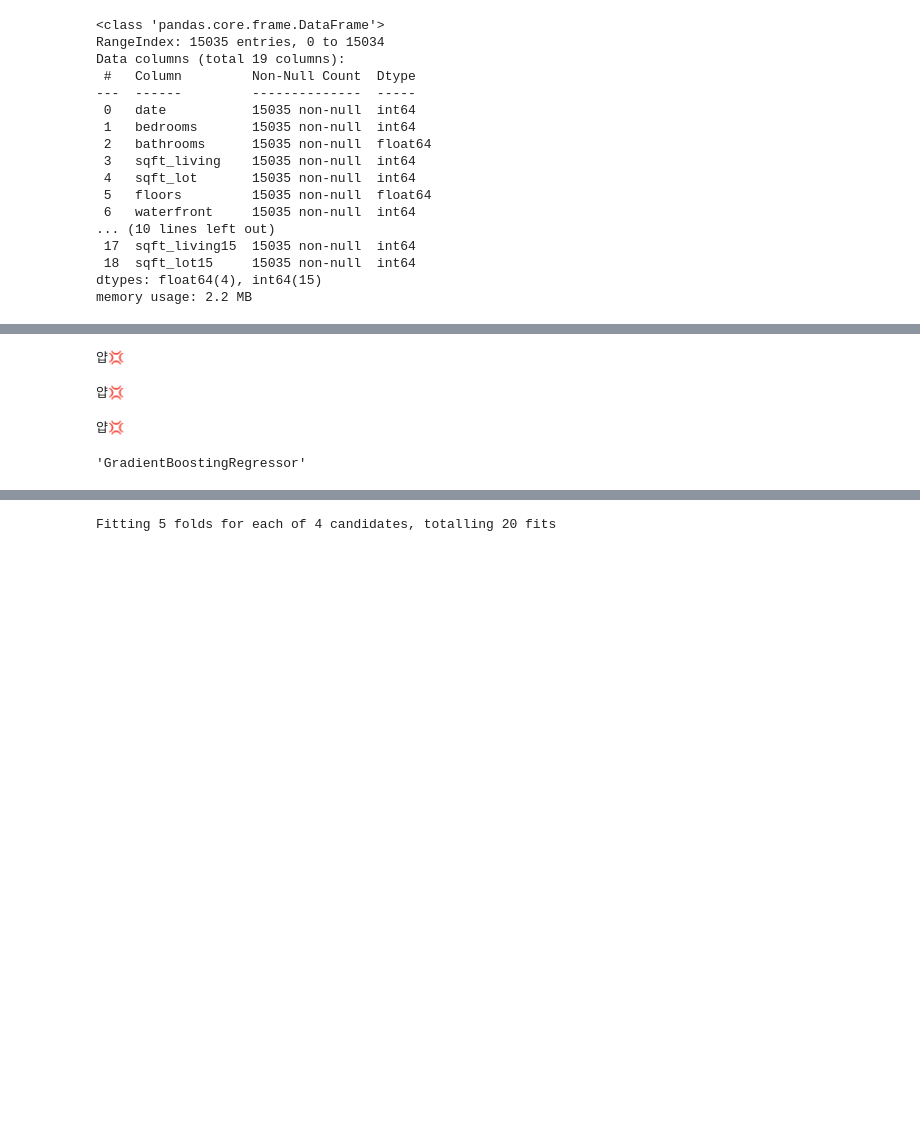
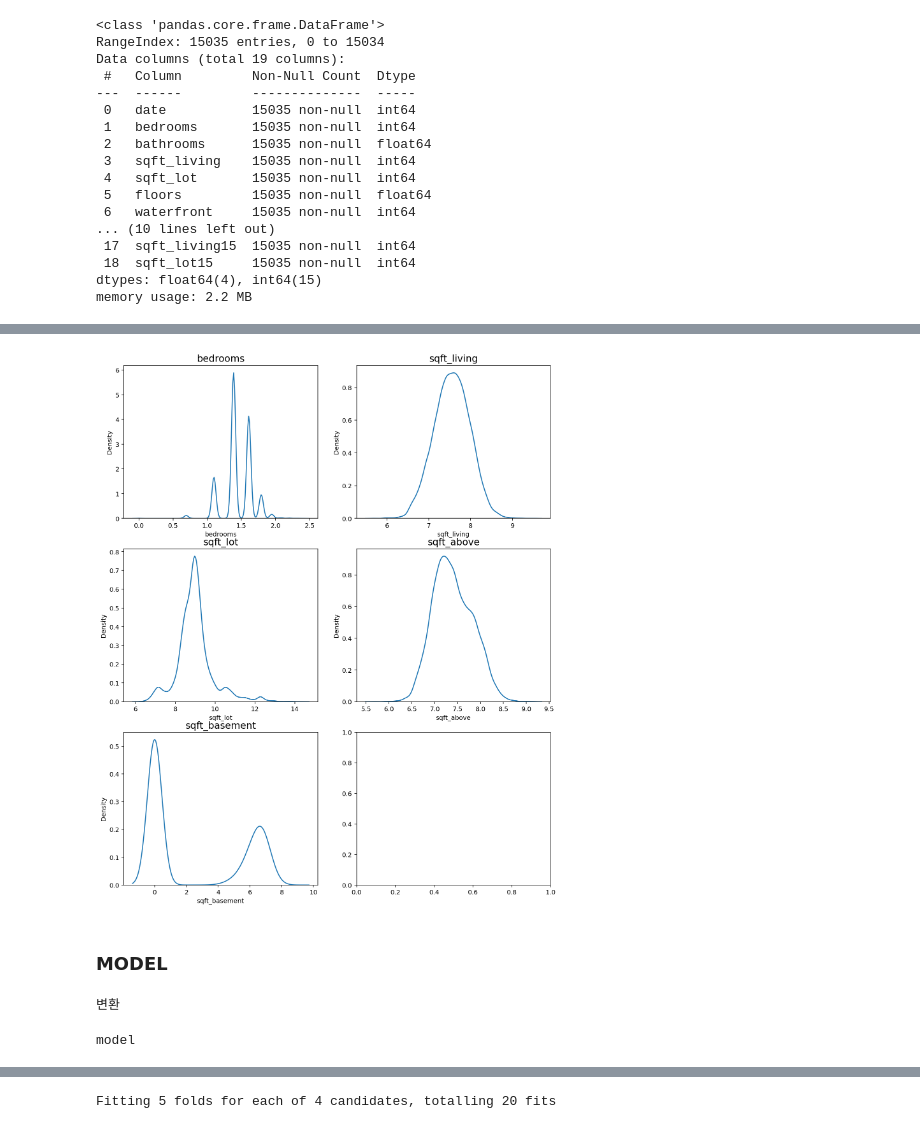
Before and after one commit to zoohoney/workplace, a Jupyter notebook: E-09]my_first_kaggle.ipynb, the cells around one changed output, grey strips where cells are left out. Drawn from its saved outputs; the diff is of its cells as text; code cells hidden in the pictures; blank space fills up the shorter version.

```diff
--- a/E-09]my_first_kaggle.ipynb
+++ b/E-09]my_first_kaggle.ipynb
@@ -165,22 +211,29 @@ print('얍💢')
+# %%
+fig, ax = plt.subplots(3, 2, figsize=(12, 15))
+
+count = 0
+for row in range(3):
+    for col in range(2):
+        if count == 5:
+            break
+        sns.kdeplot(train[skew_columns[count]], ax=ax[row][col])
+        ax[row][col].set_title(skew_columns[count], fontsize=15)
+        count += 1
+# %% [output]
+[figure, added]
+# %% [markdown]
+### MODEL
 # %%
 def rmse(y_test, y_pred):
     return np.sqrt(mean_squared_error(np.expm1(y_test), np.expm1(y_pred)))
-
-print('얍💢')
+# 위에서 log1p() 변환해서 확인했던 값을 다시 expm1() 사용해서 원래대로 변환
+print('변환')
 # %% [output]
-얍💢
+변환
-# %%
-from xgboost import XGBRegressor
-from lightgbm import LGBMRegressor
-from sklearn.ensemble import GradientBoostingRegressor, RandomForestRegressor
-
-print('얍💢')
-# %% [output]
-얍💢
 # %%
 # random_state는 모델초기화나 데이터셋 구성에 사용되는 랜덤 시드값입니다.
-#random_state=None    # 이게 초기값입니다. 아무것도 지정하지 않고 None을 넘겨주면 모델 내부에서 임의로 선택합니다.
-random_state=2020        # 하지만 우리는 이렇게 고정값을 세팅해 두겠습니다.
+#random_state=None None값을 주게되면 모델 내부에서 임의로 선택합니다.
+random_state=2020  #  우리는 이렇게 고정값 세팅하기로 함.
 
 gboost = GradientBoostingRegressor(random_state=random_state)
 xgboost = XGBRegressor(random_state=random_state)
@@ -189,10 +242,6 @@ rdforest = RandomForestRegressor(random_state=random_state)
 
 models = [gboost, xgboost, lightgbm, rdforest]
 
-print('얍💢')
+print('model')
 # %% [output]
-얍💢
+model
-# %%
-gboost.__class__.__name__
-# %% [output]
-'GradientBoostingRegressor'
```
Also changed, not shown: parts of 44 cells of this notebook.
